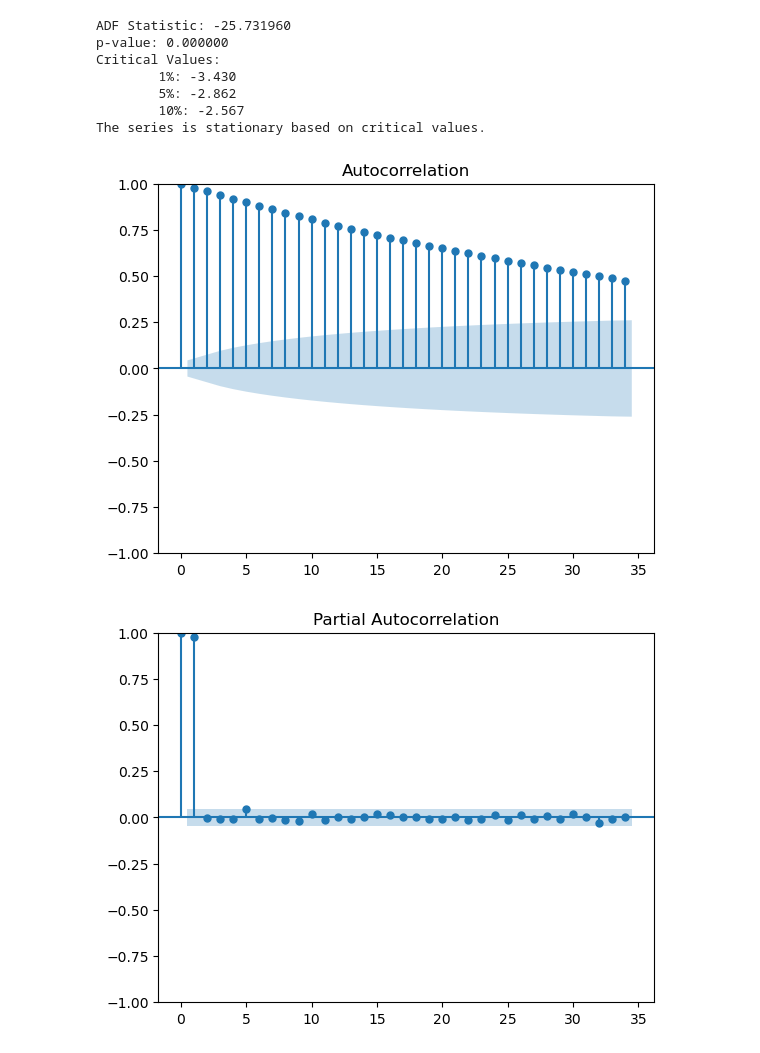
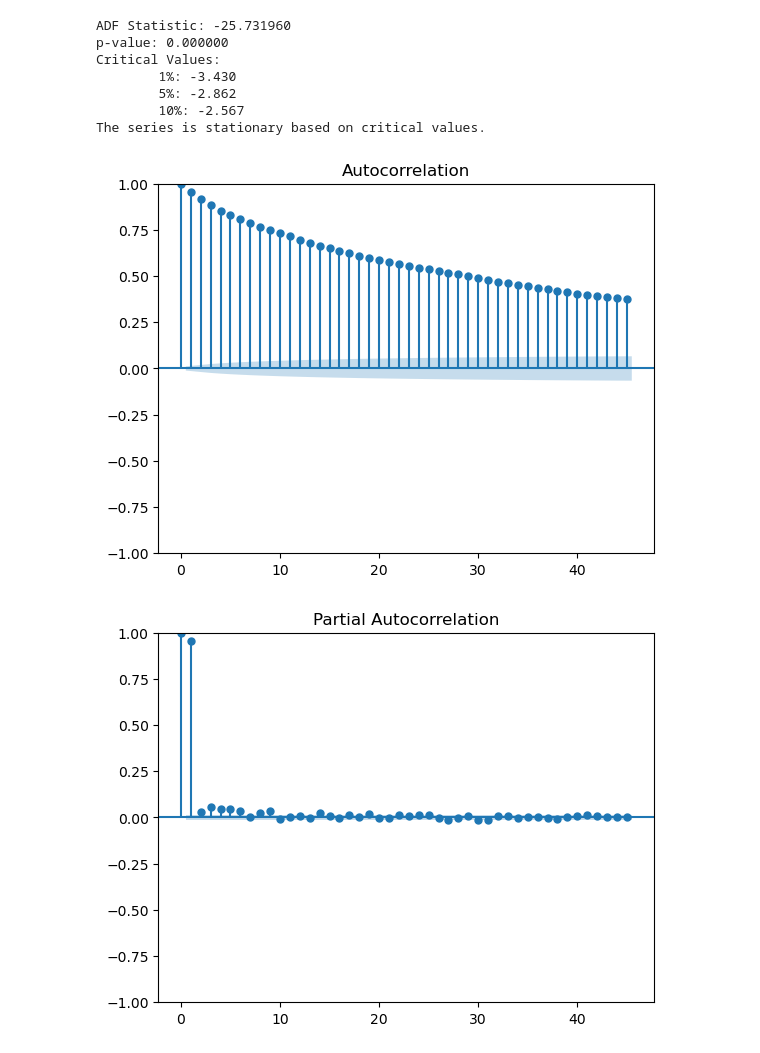
Before and after one commit to UoB-DSMP-2023-24/dsmp-2024-group17, a Jupyter notebook: Arima-ask.ipynb, the cells around one changed output. Drawn from its saved outputs; the diff is of its cells as text; code cells hidden in the pictures.

```diff
--- a/Arima-ask.ipynb
+++ b/Arima-ask.ipynb
@@ -285,17 +285,17 @@ The series is stationary based on critical values.
 # %%
 from statsmodels.graphics.tsaplots import plot_acf, plot_pacf
 import matplotlib.pyplot as plt
 
 # Selecting the first 2000 rows
-data_subset = df_final_filtered['ask_price1'].iloc[:2000]
+data_subset = df_final_filtered['ask_price1'].iloc[:30000]
 
 # Plot ACF and PACF for the subset
 plot_acf(data_subset)
 plot_pacf(data_subset)
 plt.show()
 # %% [output]
-[figure, old version]
+[figure, new version]
-[figure, old version]
+[figure, new version]
 # %%
 import pmdarima as pm
 
```
Also changed, not shown: parts of 7 cells of this notebook.
